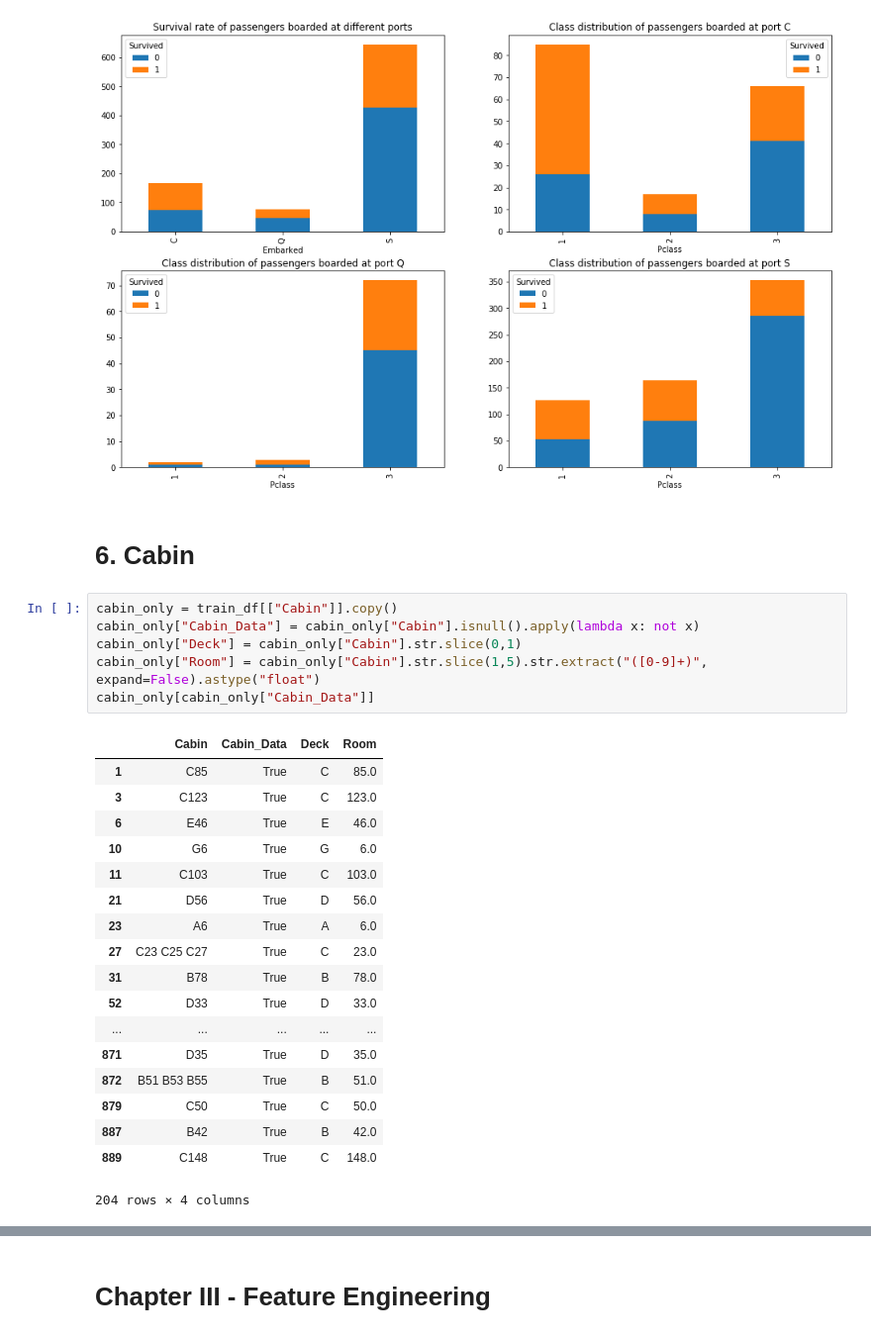
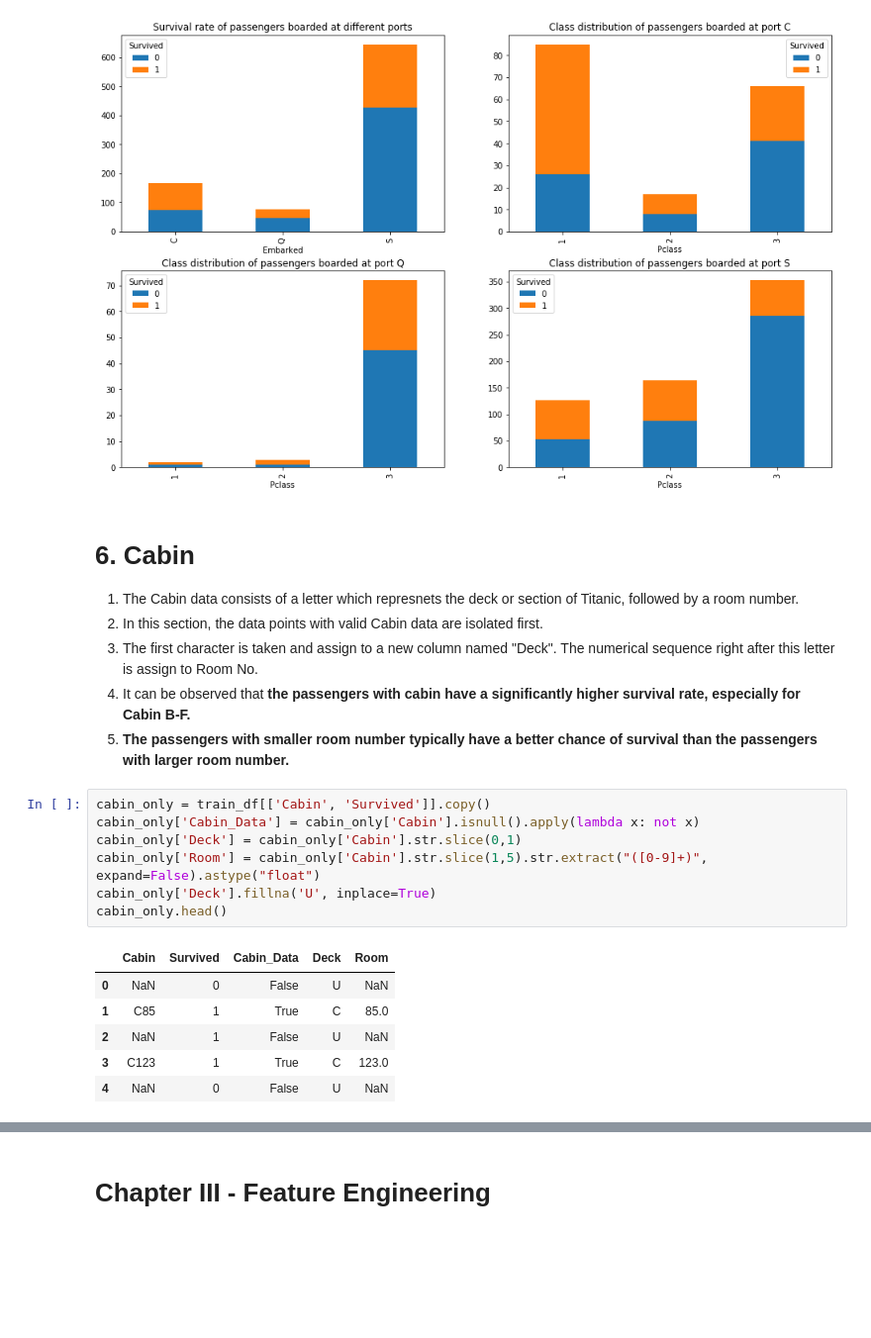
Before and after one commit to Shenghao1993/kaggle-titanic-survival-classification, a Jupyter notebook: Titanic.ipynb, the cells around one changed output, grey strips where cells are left out. Shown at 99% size. Drawn from its saved outputs; the diff is of its cells as text; blank space fills up the shorter version.

```diff
--- a/Titanic by Shenghao.ipynb
+++ b/Titanic.ipynb
@@ -194,30 +203,26 @@ axes[1, 1].set_title('Class distribution of passengers boarded at port S')
 # %% [output]
 Text(0.5,1,'Class distribution of passengers boarded at port S')
 [figure]
-# %% [markdown]
-# 6. Cabin
+# %% [markdown]
+# 6. Cabin
+<ol>
+    <li>The Cabin data consists of a letter which represnets the deck or section of Titanic, followed by a room number.</li>
+    <li>In this section, the data points with valid Cabin data are isolated first.</li>
+    <li>The first character is taken and assign to a new column named "Deck". The numerical sequence right after this letter is assign to Room No.</li>
+    <li>It can be observed that <b>the passengers with cabin have a significantly higher survival rate, especially for Cabin B-F.</b></li>
+    <li><b>The passengers with smaller room number typically have a better chance of survival than the passengers with larger room number.</b></li>
+</ol>
 # %%
-cabin_only = train_df[["Cabin"]].copy()
-cabin_only["Cabin_Data"] = cabin_only["Cabin"].isnull().apply(lambda x: not x)
-cabin_only["Deck"] = cabin_only["Cabin"].str.slice(0,1)
-cabin_only["Room"] = cabin_only["Cabin"].str.slice(1,5).str.extract("([0-9]+)", expand=False).astype("float")
-cabin_only[cabin_only["Cabin_Data"]]
+cabin_only = train_df[['Cabin', 'Survived']].copy()
+cabin_only['Cabin_Data'] = cabin_only['Cabin'].isnull().apply(lambda x: not x)
+cabin_only['Deck'] = cabin_only['Cabin'].str.slice(0,1)
+cabin_only['Room'] = cabin_only['Cabin'].str.slice(1,5).str.extract("([0-9]+)", expand=False).astype("float")
+cabin_only['Deck'].fillna('U', inplace=True)
+cabin_only.head()
 # %% [output]
-|  | Cabin | Cabin_Data | Deck | Room |
-| 1 | C85 | True | C | 85.0 |
-| 3 | C123 | True | C | 123.0 |
-| 6 | E46 | True | E | 46.0 |
-| 10 | G6 | True | G | 6.0 |
-| 11 | C103 | True | C | 103.0 |
-| 21 | D56 | True | D | 56.0 |
-| 23 | A6 | True | A | 6.0 |
-| 27 | C23 C25 C27 | True | C | 23.0 |
-| 31 | B78 | True | B | 78.0 |
-| 52 | D33 | True | D | 33.0 |
-| ... | ... | ... | ... | ... |
-| 871 | D35 | True | D | 35.0 |
-| 872 | B51 B53 B55 | True | B | 51.0 |
-| 879 | C50 | True | C | 50.0 |
-| 887 | B42 | True | B | 42.0 |
-| 889 | C148 | True | C | 148.0 |
+|  | Cabin | Survived | Cabin_Data | Deck | Room |
+| 0 | NaN | 0 | False | U | NaN |
+| 1 | C85 | 1 | True | C | 85.0 |
+| 2 | NaN | 1 | False | U | NaN |
+| 3 | C123 | 1 | True | C | 123.0 |
+| 4 | NaN | 0 | False | U | NaN |
-204 rows × 4 columns
```
Also changed, not shown: parts of 17 cells of this notebook, 1 other file.
